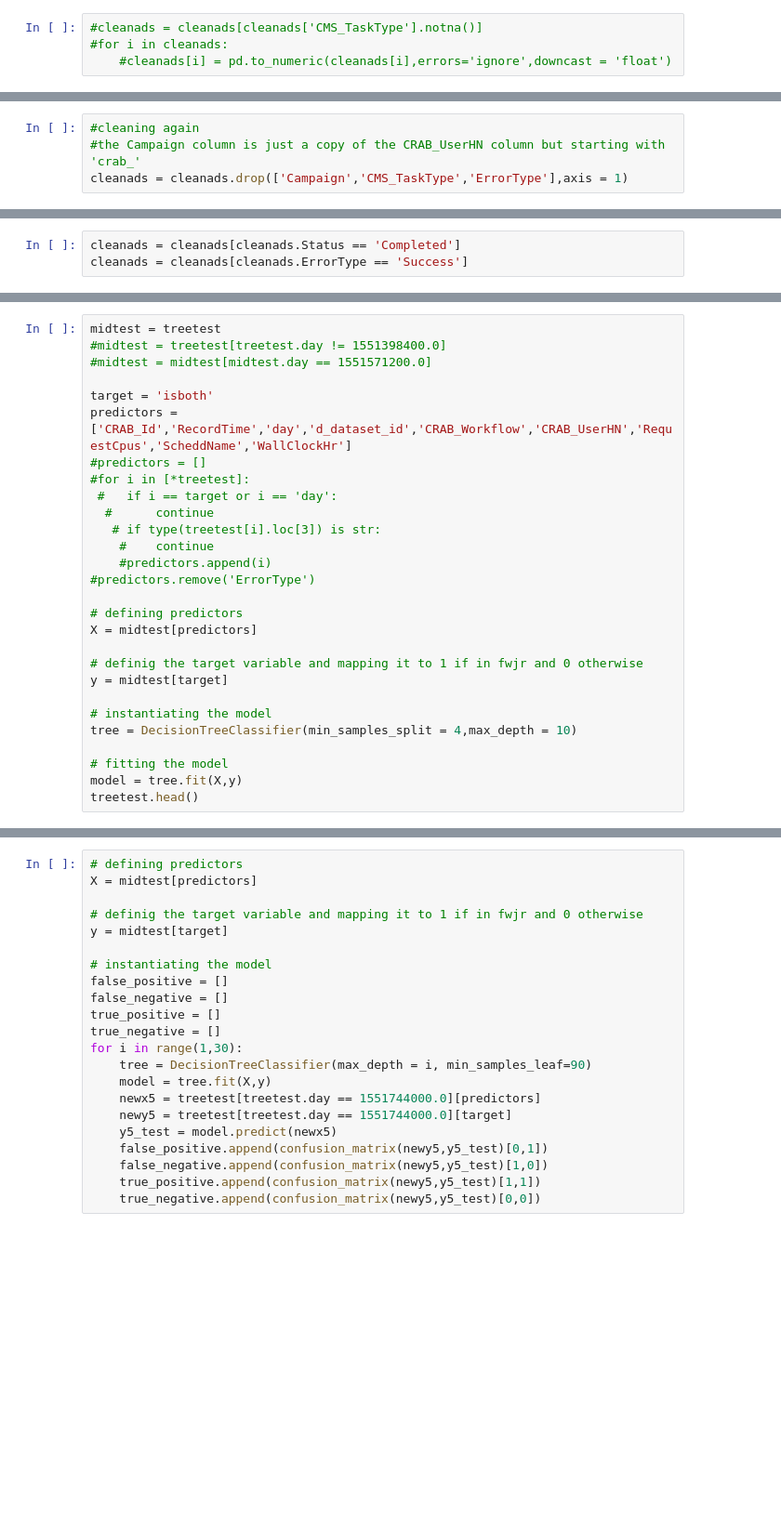
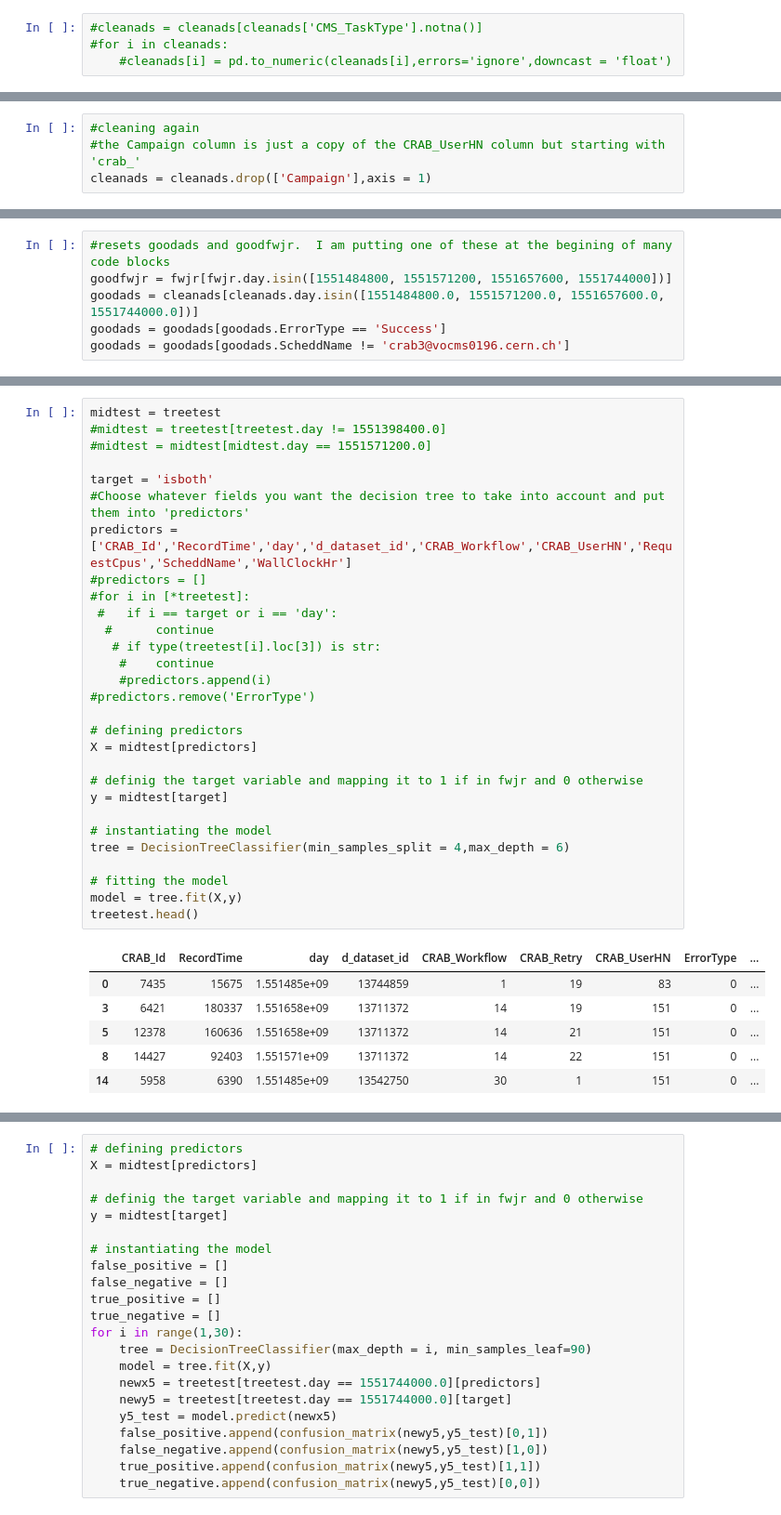
Before and after one commit to nighter9000/classads_vs_fwjr, a Jupyter notebook: Tree.ipynb, the cells around one changed output, grey strips where cells are left out. Shown at 93% size. Cells and saved outputs as stored; diff of their text form; blank space fills up the shorter version.

```diff
--- a/Tree.ipynb
+++ b/Tree.ipynb
@@ -170,5 +172,5 @@ fwjr.head()
 # %%
 #cleaning again
 #the Campaign column is just a copy of the CRAB_UserHN column but starting with 'crab_'
-cleanads = cleanads.drop(['Campaign','CMS_TaskType','ErrorType'],axis = 1)
+cleanads = cleanads.drop(['Campaign'],axis = 1)
 # %%
@@ -753,3 +773,0 @@ print(sum(guess2.isboth)
-# %%
-cleanads = cleanads[cleanads.Status == 'Completed']
-cleanads = cleanads[cleanads.ErrorType == 'Success']
@@ -760 +776,7 @@ cleanads.day.unique()
+# %%
+#resets goodads and goodfwjr.  I am putting one of these at the begining of many code blocks
+goodfwjr = fwjr[fwjr.day.isin([1551484800, 1551571200, 1551657600, 1551744000])]
+goodads = cleanads[cleanads.day.isin([1551484800.0, 1551571200.0, 1551657600.0, 1551744000.0])]
+goodads = goodads[goodads.ErrorType == 'Success']
+goodads = goodads[goodads.ScheddName != 'crab3@vocms0196.cern.ch']
 # %%
@@ -785,31 +842,39 @@ for i in np.sort(fwjr.day.unique().tolist()):
 # %%
 midtest = treetest
 #midtest = treetest[treetest.day != 1551398400.0]
 #midtest = midtest[midtest.day == 1551571200.0]
 
 target = 'isboth'
+#Choose whatever fields you want the decision tree to take into account and put them into 'predictors'
 predictors = ['CRAB_Id','RecordTime','day','d_dataset_id','CRAB_Workflow','CRAB_UserHN','RequestCpus','ScheddName','WallClockHr']
 #predictors = []
 #for i in [*treetest]:
  #   if i == target or i == 'day':
   #      continue
    # if type(treetest[i].loc[3]) is str:
     #    continue
     #predictors.append(i)
 #predictors.remove('ErrorType')
 
 # defining predictors
 X = midtest[predictors]
 
 # definig the target variable and mapping it to 1 if in fwjr and 0 otherwise
 y = midtest[target]
 
 # instantiating the model
-tree = DecisionTreeClassifier(min_samples_split = 4,max_depth = 10)
+tree = DecisionTreeClassifier(min_samples_split = 4,max_depth = 6)
 
 # fitting the model
 model = tree.fit(X,y)
 treetest.head()
+# %% [output]
+|  | CRAB_Id | RecordTime | day | d_dataset_id | CRAB_Workflow | CRAB_Retry | CRAB_UserHN | ErrorType | ... |
+| 0 | 7435 | 15675 | 1.551485e+09 | 13744859 | 1 | 19 | 83 | 0 | ... |
+| 3 | 6421 | 180337 | 1.551658e+09 | 13711372 | 14 | 19 | 151 | 0 | ... |
+| 5 | 12378 | 160636 | 1.551658e+09 | 13711372 | 14 | 21 | 151 | 0 | ... |
+| 8 | 14427 | 92403 | 1.551571e+09 | 13711372 | 14 | 22 | 151 | 0 | ... |
+| 14 | 5958 | 6390 | 1.551485e+09 | 13542750 | 30 | 1 | 151 | 0 | ... |
 # %%
 
 dot_data = StringIO()
```
Also changed, not shown: parts of 126 cells of this notebook.
